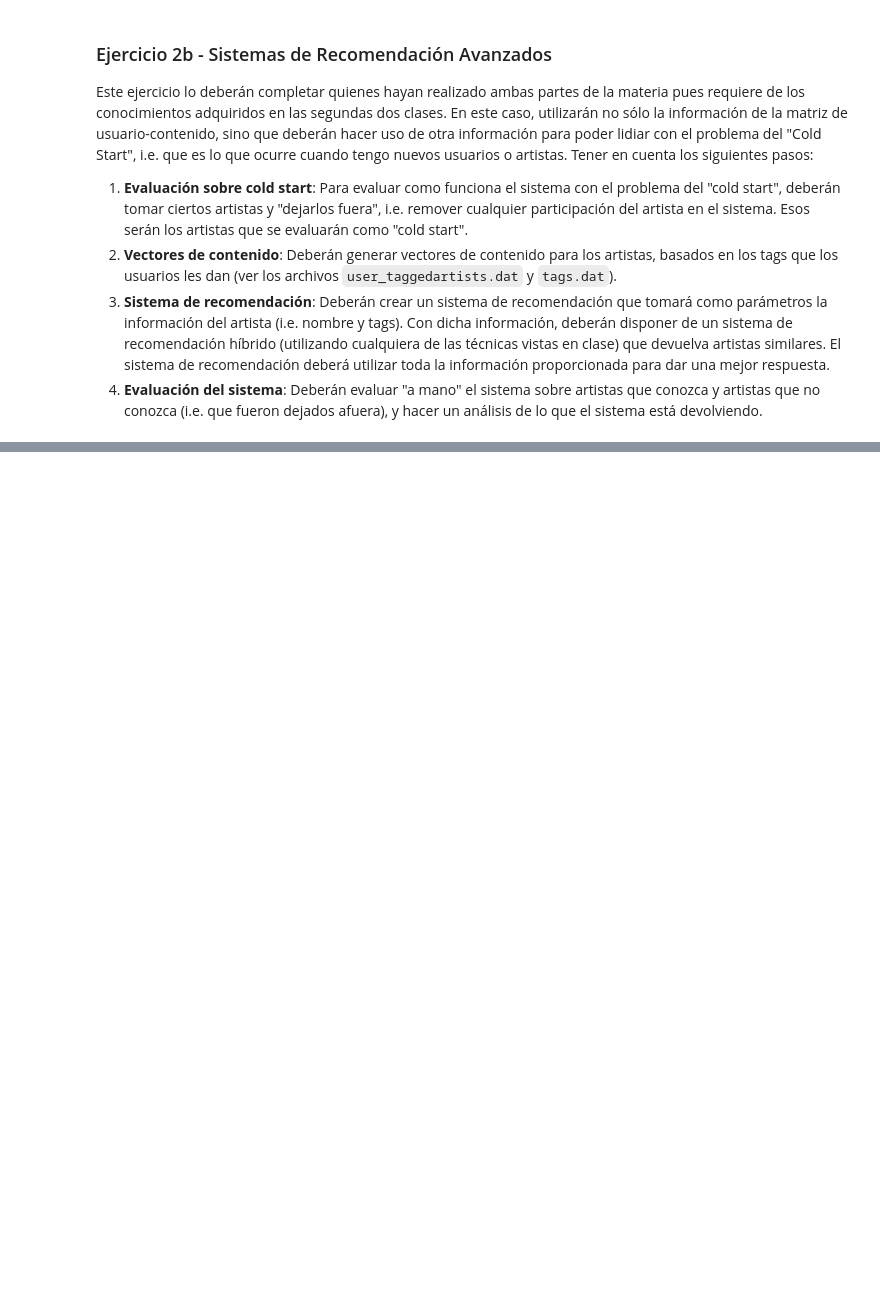
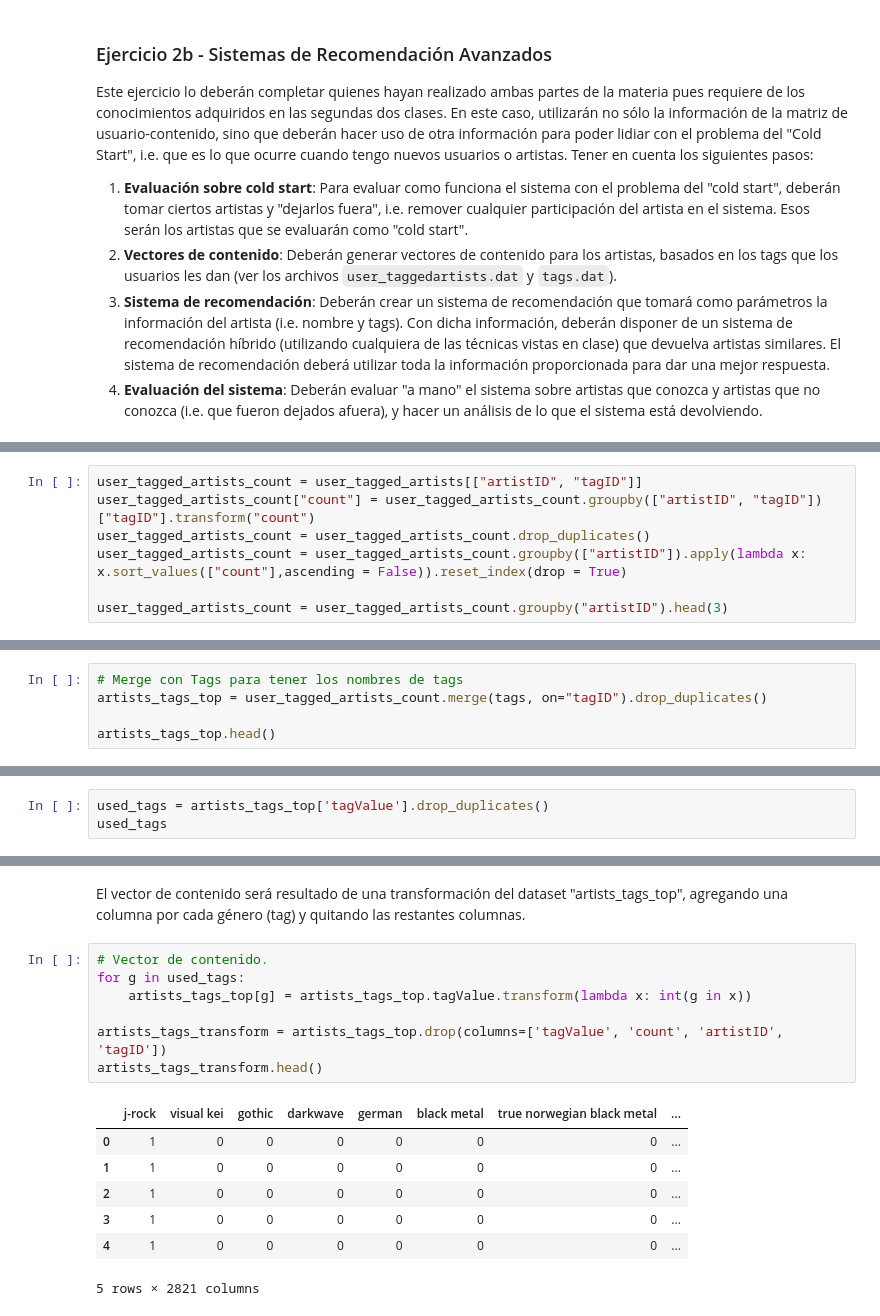
Before and after one commit to peraltadani/recsys, a Jupyter notebook: notebooks/practico.ipynb, the cells around one changed output, grey strips where cells are left out. Cells and saved outputs as stored; diff of their text form; blank space fills up the shorter version.

```diff
--- a/notebooks/practico.ipynb
+++ b/notebooks/practico.ipynb
@@ -354,0 +363,7 @@ Este ejercicio lo deberán completar quienes hayan realizado ambas partes de la
+# %%
+user_tagged_artists_count = user_tagged_artists[["artistID", "tagID"]]
+user_tagged_artists_count["count"] = user_tagged_artists_count.groupby(["artistID", "tagID"])["tagID"].transform("count")
+user_tagged_artists_count = user_tagged_artists_count.drop_duplicates()
+user_tagged_artists_count = user_tagged_artists_count.groupby(["artistID"]).apply(lambda x: x.sort_values(["count"],ascending = False)).reset_index(drop = True)
+
+user_tagged_artists_count = user_tagged_artists_count.groupby("artistID").head(3)
@@ -354,0 +381,5 @@ Este ejercicio lo deberán completar quienes hayan realizado ambas partes de la
+# %%
+# Merge con Tags para tener los nombres de tags
+artists_tags_top = user_tagged_artists_count.merge(tags, on="tagID").drop_duplicates()
+
+artists_tags_top.head()
@@ -354,0 +397,3 @@ Este ejercicio lo deberán completar quienes hayan realizado ambas partes de la
+# %%
+used_tags = artists_tags_top['tagValue'].drop_duplicates()
+used_tags
@@ -354,0 +413,17 @@ Este ejercicio lo deberán completar quienes hayan realizado ambas partes de la
+# %% [markdown]
+El vector de contenido será resultado de una transformación del dataset "artists_tags_top", agregando una columna por cada género (tag) y quitando las restantes columnas.
+# %%
+# Vector de contenido.
+for g in used_tags:
+    artists_tags_top[g] = artists_tags_top.tagValue.transform(lambda x: int(g in x))
+
+artists_tags_transform = artists_tags_top.drop(columns=['tagValue', 'count', 'artistID', 'tagID'])
+artists_tags_transform.head()
+# %% [output]
+|  | j-rock | visual kei | gothic | darkwave | german | black metal | true norwegian black metal | ... |
+| 0 | 1 | 0 | 0 | 0 | 0 | 0 | 0 | ... |
+| 1 | 1 | 0 | 0 | 0 | 0 | 0 | 0 | ... |
+| 2 | 1 | 0 | 0 | 0 | 0 | 0 | 0 | ... |
+| 3 | 1 | 0 | 0 | 0 | 0 | 0 | 0 | ... |
+| 4 | 1 | 0 | 0 | 0 | 0 | 0 | 0 | ... |
+5 rows × 2821 columns
```
Also changed, not shown: parts of 21 cells of this notebook.
